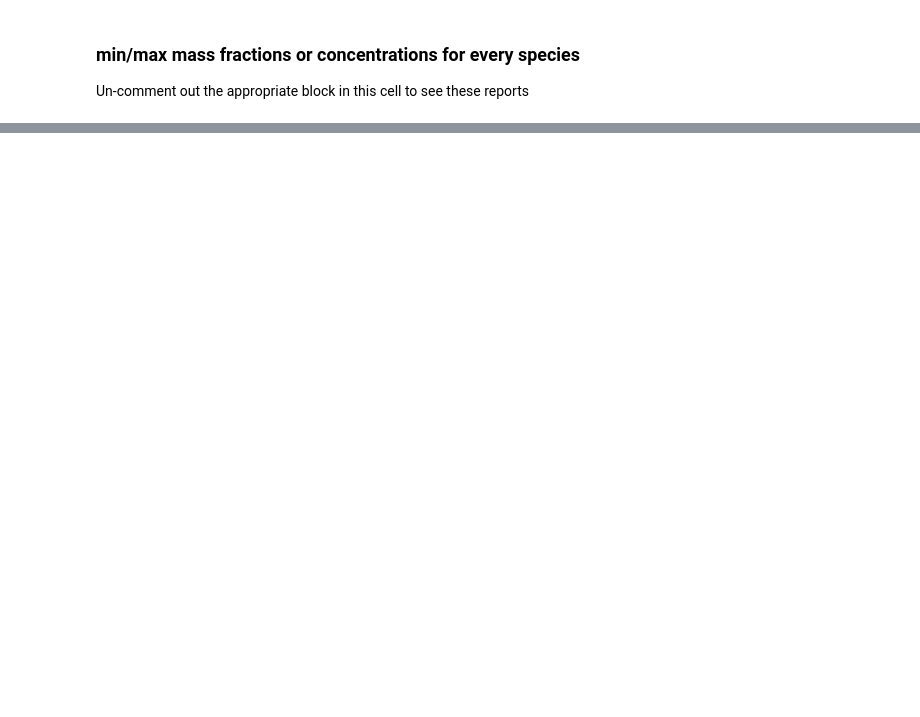
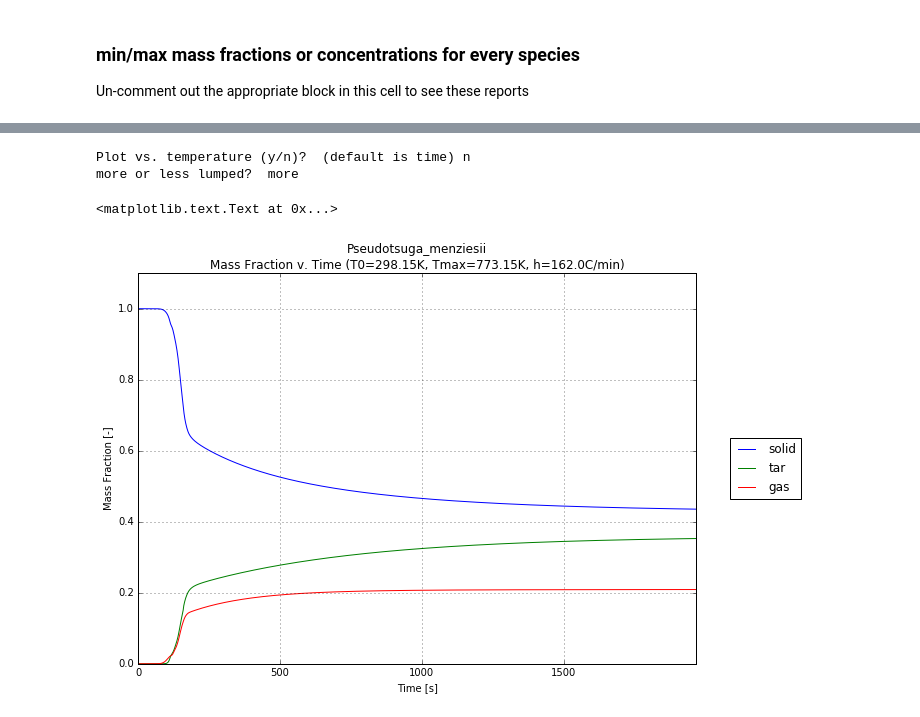
Before and after one commit to houghb/ligpy, a Jupyter notebook: explore_ligpy_results.ipynb, the cells around one changed output, grey strips where cells are left out. Cells and saved outputs as stored; diff of their text form; code cells hidden in the pictures; blank space fills up the shorter version.

```diff
--- a/explore_ligpy_results.ipynb
+++ b/explore_ligpy_results.ipynb
@@ -138,0 +142,50 @@ Temperature = T - 273.15
+# %%
+# Plot the mass fraction vs. time (or temperature) for the lumped species
+Temp_plot = raw_input('Plot vs. temperature (y/n)?  (default is time) ')
+# Temp_plot = 'y'
+lump_level = raw_input('more or less lumped?  ')
+
+if lump_level == 'more':
+    plot_data = morelumped
+else:
+    plot_data = lumped
+
+plt.figure(figsize=(10, 7), dpi=200)
+
+if Temp_plot == 'y':
+    # convert temperature from K to C
+    Temperature = T - 273.15
+    plt.plot(Temperature[:t_index], plot_data[:t_index, :])
+    plt.xlabel('Temperature [C]')
+    plt.title('%s\nMass Fraction v. Temperature (h=%sC/min)' %
+              (plant, heating_rate))
+    plt.axis([100, max(Temperature) * 1.05, np.nanmin(plot_data),
+              1.1 * np.nanmax(plot_data)])
+    plt.grid()
+else:
+    plt.plot(t[:t_index], plot_data[:t_index, :])
+    plt.xlabel('Time [s]')
+    plt.title('%s\nMass Fraction v. Time (T0=%sK, Tmax=%sK, h=%sC/min)' %
+              (plant, initial_T, max_T, heating_rate))
+    plt.axis([0, t[t_index] + 1, np.nanmin(plot_data),
+              1.1 * np.nanmax(plot_data)])
+    plt.grid()
+
+if lump_level == 'more':
+    plt.legend(['solid', 'tar', 'gas'], ncol=1, loc='center left',
+               bbox_to_anchor=(1.05, 0.5))
+else:
+    plt.legend(['non-char solid', 'heavy tar', 'light tar', 'gas', 'CO',
+                'CO2', 'H2O', 'char'], ncol=1, loc='center left',
+               bbox_to_anchor=(1.05, 0.5))
+
+plt.ylabel('Mass Fraction [-]')
+# if saveplots == 'yes':
+#     plt.savefig('/%s_mvT_%sK-to-%sK_%sCperMin.png' %
+#                 (plant, initial_T, max_T, heating_rate),
+#                 bbox_inches = 'tight')
+# %% [output]
+Plot vs. temperature (y/n)?  (default is time) n
+more or less lumped?  more
+<matplotlib.text.Text at 0x...>
+[figure, added]
```
Also changed, not shown: parts of 9 cells of this notebook, 1 other file.
